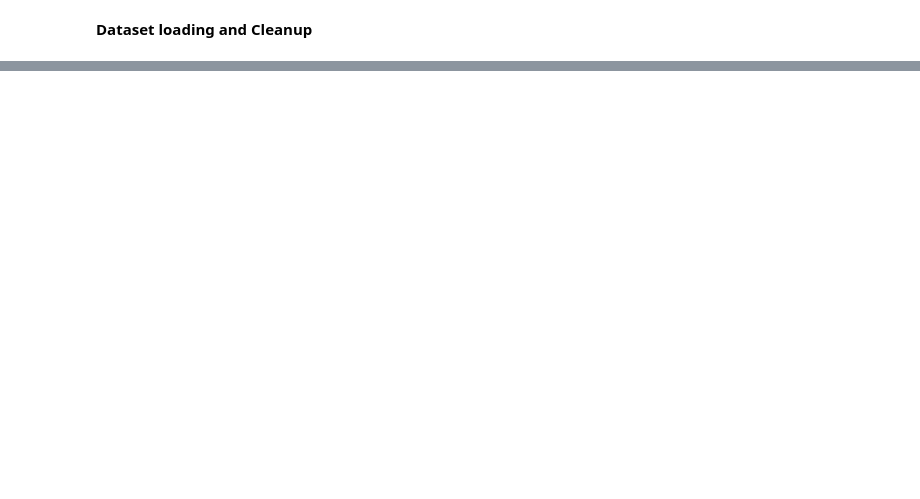
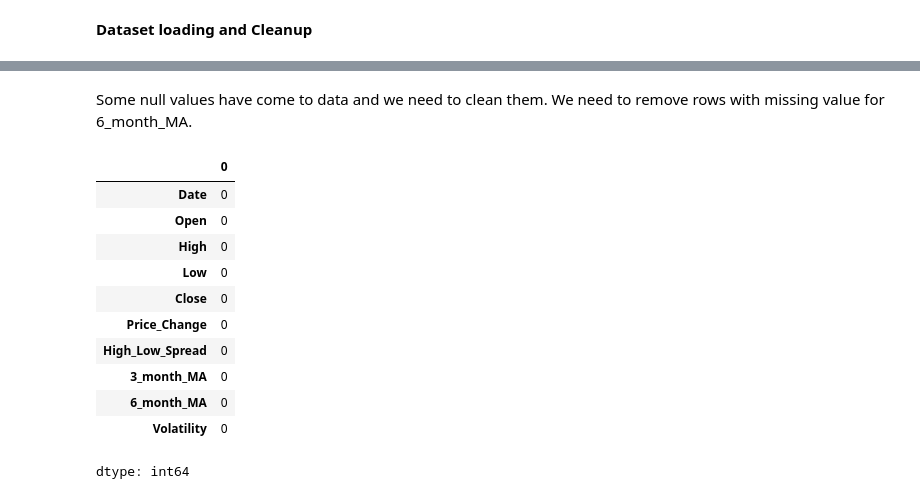
Before and after one commit to rohitmurari/super-duper-guide, a Jupyter notebook: Capstone_End_to_End_Machine_Learning.ipynb, the cells around one changed output, grey strips where cells are left out. Drawn from its saved outputs; the diff is of its cells as text; code cells hidden in the pictures; blank space fills up the shorter version.

```diff
--- a/Capstone_End_to_End_Machine_Learning.ipynb
+++ b/Capstone_End_to_End_Machine_Learning.ipynb
@@ -58,0 +100,3 @@ uploaded = files.upload()
+# %%
+df['Date'] = pd.to_datetime(df['Date'], format='%b-%y')
+df.info()
@@ -58,0 +183,7 @@ uploaded = files.upload()
+# %%
+# Create features based on price differences
+df['Price_Change'] = df['Close'] - df['Open']  # Closing vs. Opening price
+df['High_Low_Spread'] = df['High'] - df['Low']  # Range of the stock price in a month
+
+# Check the new features
+print(df.head())
@@ -58,0 +202,7 @@ uploaded = files.upload()
+# %%
+# Create rolling averages for the closing price over different time windows (e.g., 3 months)
+df['3_month_MA'] = df['Close'].rolling(window=3).mean()
+df['6_month_MA'] = df['Close'].rolling(window=6).mean()
+
+# Check the new features
+print(df[['Date', 'Close', '3_month_MA', '6_month_MA']].head(10))
@@ -58,0 +225,6 @@ uploaded = files.upload()
+# %%
+# Volatility = (High - Low) / Open
+df['Volatility'] = (df['High'] - df['Low']) / df['Open']
+
+# Check the updated DataFrame
+print(df[['Date', 'Volatility']].head())
@@ -58,0 +254,20 @@ uploaded = files.upload()
+# %% [markdown]
+Some null values have come to data and we need to clean them. We need to remove rows with missing value for 6_month_MA.
+# %%
+# prompt: drop rows with missing value for 6_month_MA
+
+df.dropna(subset=['6_month_MA'], inplace=True)
+df.isnull().sum()
+# %% [output]
+|  | 0 |
+| Date | 0 |
+| Open | 0 |
+| High | 0 |
+| Low | 0 |
+| Close | 0 |
+| Price_Change | 0 |
+| High_Low_Spread | 0 |
+| 3_month_MA | 0 |
+| 6_month_MA | 0 |
+| Volatility | 0 |
+dtype: int64
```
Also changed, not shown: parts of 25 cells of this notebook.
